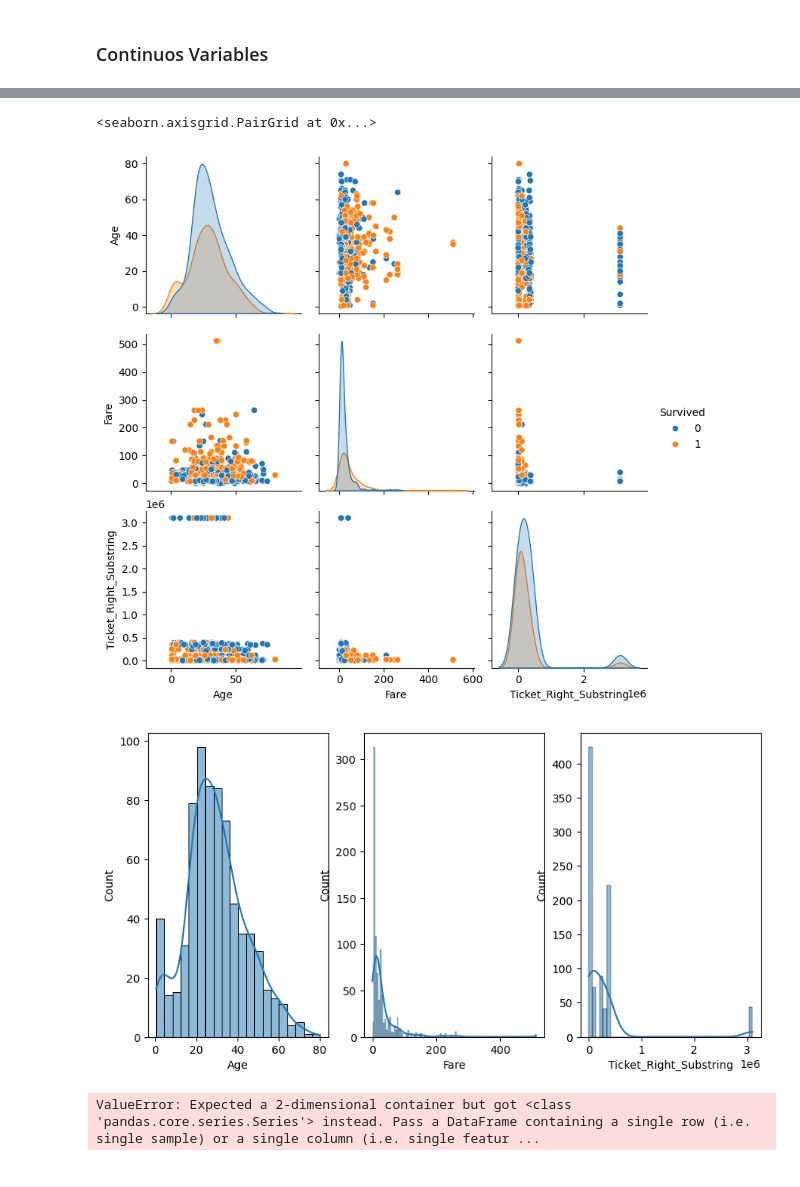
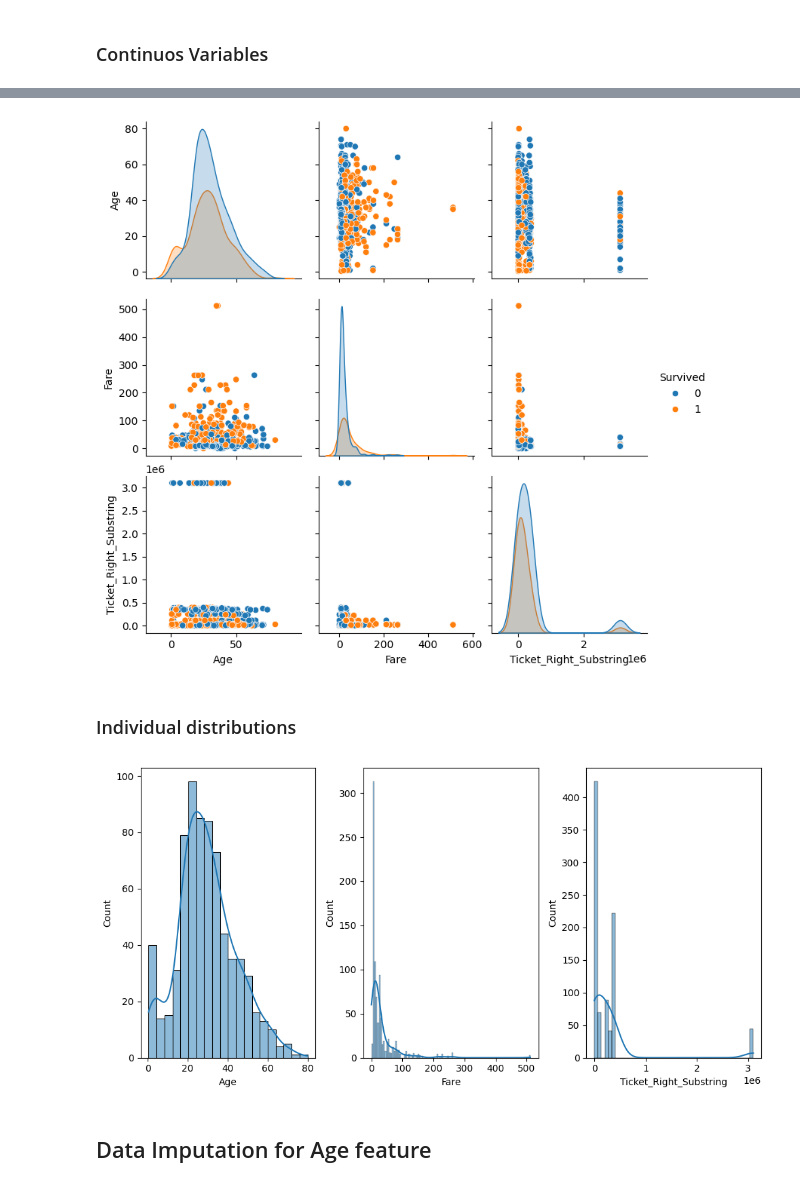
Before and after one commit to XJoseAntonioX/KaggleTitanic, a Jupyter notebook: Titanic2.ipynb, the cells around one changed output, grey strips where cells are left out. Saved outputs shown, nothing was run; the diff lists cells and outputs as text; code cells hidden in the pictures.

```diff
--- a/Titanic2.ipynb
+++ b/Titanic2.ipynb
@@ -10,7 +11,7 @@ from pprint import pprint
 # %% [markdown]
 ## Lecture of file
 # %%
-train_data = pd.read_csv("train.csv")
+train_data = pd.read_csv("train.csv", usecols = lambda x: x != "PassengerId")
 train_data
 # %% [output]
 |  | PassengerId | Survived | Pclass | Name | Sex | Age | SibSp | Parch | Ticket | Fare | ... |
@@ -131,7 +132,9 @@ Nickname                    0
 dtype: int64
 # %%
 # Deletion of Cabin and Ticket_Left_Substring due to the big amount of null values. On the other hand Sex column doesn't have too much missing values
-train_data.drop(columns = ["Cabin", "Ticket_Left_Substring"], inplace = True)
+
+train_data.drop(columns = ["Ticket_Left_Substring", "Cabin"], inplace = True)
+train_data.dropna(subset="Embarked", inplace = True)
 # %% [markdown]
 # Inferential analysis
 # %% [markdown]
@@ -158,0 +166,12 @@ pprint(dictionary)
+# %%
+fig, axs = plt.subplots(6, 1, figsize=(10, 30))
+
+for i, category in enumerate(categorical):
+    if category == "Nickname":
+        plt.xticks(rotation = "vertical")
+    axis = sns.countplot(train_data, x = category, ax = axs[i])
+    axis.bar_label(axis.containers[0])
+    axis.set_title(f"Countplot for column '{category}'")
+
+plt.tight_layout()
+plt.show()
@@ -163,13 +188,17 @@ continuos = ["Survived", "Age", "Fare", "Ticket_Right_Substring"]
 
 continuos_table = train_data[continuos]
 sns.pairplot(data = continuos_table, hue="Survived")
+plt.show()
 # %% [output]
-<seaborn.axisgrid.PairGrid at 0x...>
-[figure, old version]
+[figure, new version]
+# %% [markdown]
+### Individual distributions
 # %%
 fig, axs = plt.subplots(1,3, figsize=(10, 5))
 
-for i in range (0,3):
+for i in range(len(continuos)-1):
     sns.histplot(data = continuos_table[continuos[i+1]], kde = True, ax = axs[i])
+
+plt.tight_layout()
 # %% [output]
-[figure, old version]
+[figure, new version]
@@ -181,15 +205,2 @@ Age1 = grouping.groups[1]
-# %%
-from sklearn.impute import SimpleImputer
-
-# Mode is being used in "0" data from Survived data, it ie seen by graph that with "Age" column it presents skewness and no symmetry,
-# so using the mode with preserve that, while using mean for "1" data will preserve the symmetry.
-
-imp_mean = SimpleImputer(missing_values=np.nan, strategy='mean')
-imp_mode = SimpleImputer(missing_values=np.nan, strategy='most_frequent')
-mode = imp_mode.fit(train_data.query('Survived == 0').Age)
-mean = imp_mean.fit(train_data.query('Survived == 1').Age)
-
-mode.transform(Age0)
-mean.transform(Age1)
-# %% [output]
-ValueError: Expected a 2-dimensional container but got <class 'pandas.core.series.Series'> instead. Pass a DataFrame containing a single row (i.e. single sample) or a single column (i.e. single featur ...
+# %% [markdown]
+## Data Imputation for Age feature
```
Also changed, not shown: parts of 28 cells of this notebook, 1 other file.
